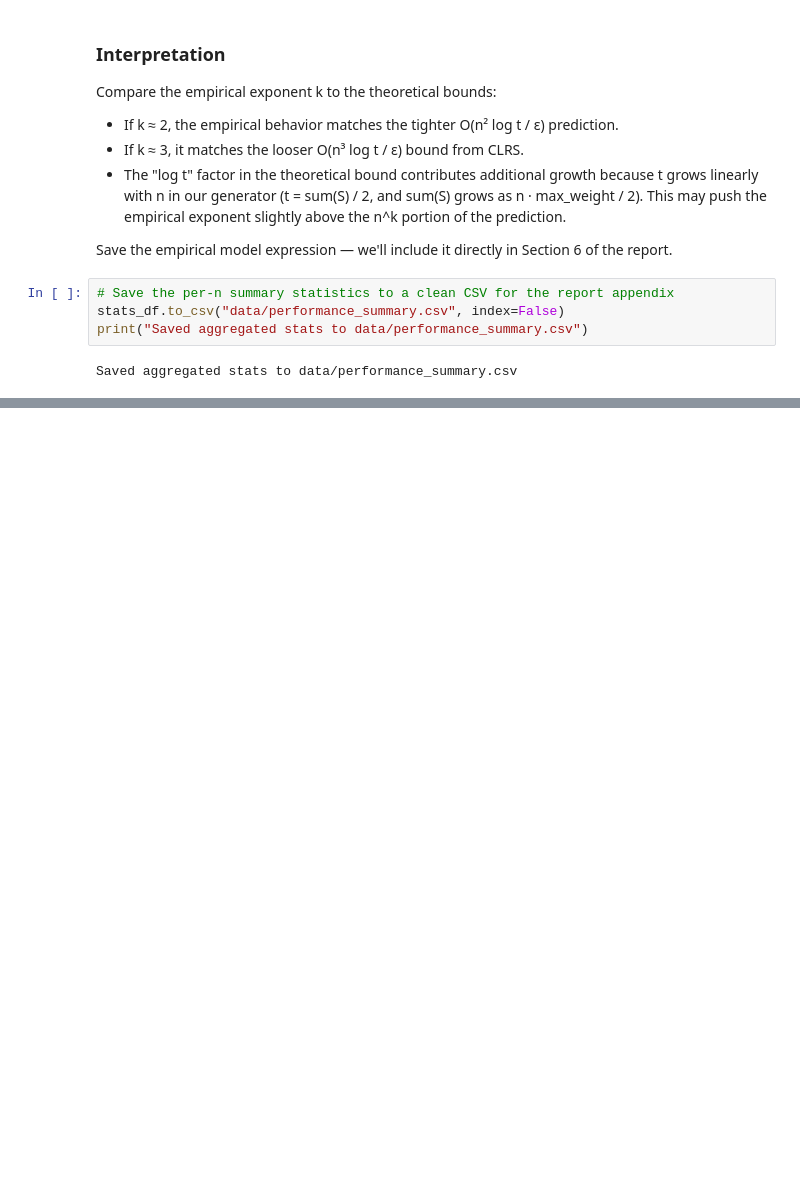
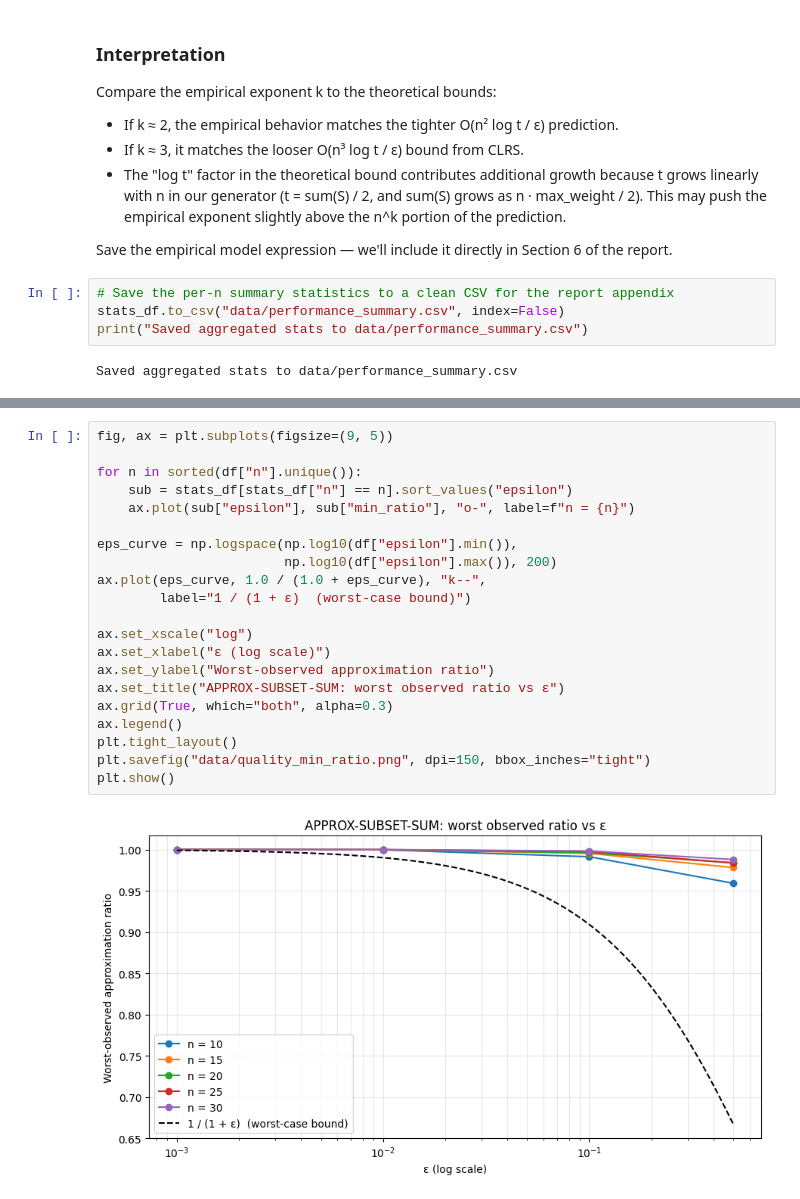
Before and after one commit to fatih-sarioglu/subset-sum-killer, a Jupyter notebook: Run_Algorithms.ipynb, the cells around one changed output, grey strips where cells are left out. Cells and saved outputs as stored; diff of their text form; blank space fills up the shorter version.

```diff
--- a/Run_Algorithms.ipynb
+++ b/Run_Algorithms.ipynb
@@ -400,0 +610,23 @@ Saved aggregated stats to data/performance_summary.csv
+# %%
+fig, ax = plt.subplots(figsize=(9, 5))
+
+for n in sorted(df["n"].unique()):
+    sub = stats_df[stats_df["n"] == n].sort_values("epsilon")
+    ax.plot(sub["epsilon"], sub["min_ratio"], "o-", label=f"n = {n}")
+
+eps_curve = np.logspace(np.log10(df["epsilon"].min()),
+                        np.log10(df["epsilon"].max()), 200)
+ax.plot(eps_curve, 1.0 / (1.0 + eps_curve), "k--",
+        label="1 / (1 + ε)  (worst-case bound)")
+
+ax.set_xscale("log")
+ax.set_xlabel("ε (log scale)")
+ax.set_ylabel("Worst-observed approximation ratio")
+ax.set_title("APPROX-SUBSET-SUM: worst observed ratio vs ε")
+ax.grid(True, which="both", alpha=0.3)
+ax.legend()
+plt.tight_layout()
+plt.savefig("data/quality_min_ratio.png", dpi=150, bbox_inches="tight")
+plt.show()
+# %% [output]
+[figure, added]
```
Also changed, not shown: parts of 13 cells of this notebook, 6 other files.
